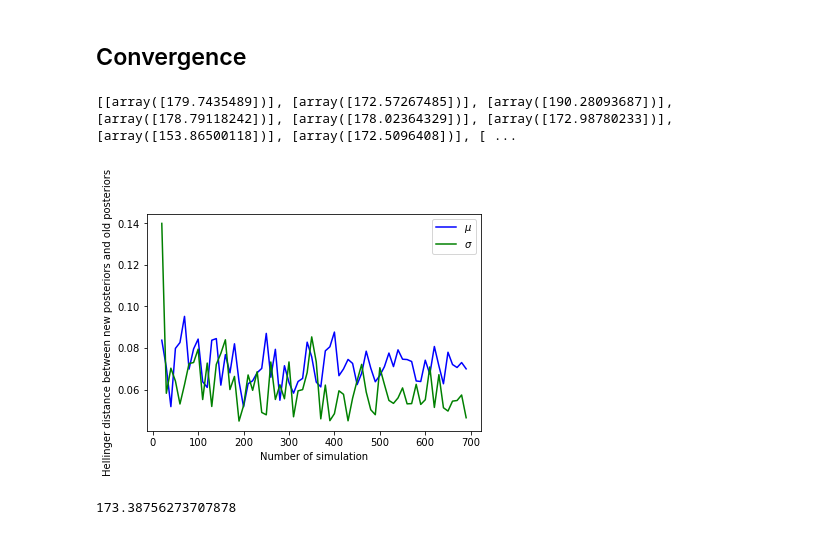
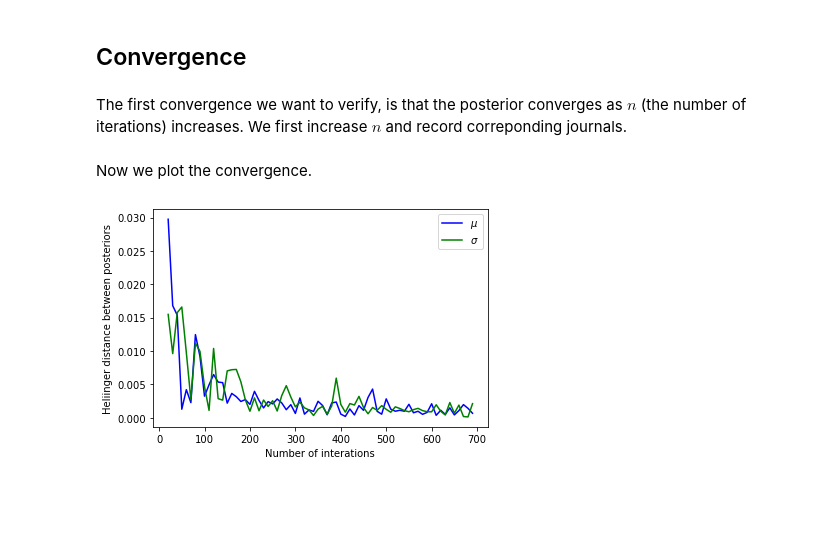
Before and after one commit to jiaao-wang98/Reconciling-Robustness-and-Interpretability-in-Machine-Learning, a Jupyter notebook: Stability.ipynb, the cells around one changed output. Cells and saved outputs as stored; diff of their text form; code cells hidden in the pictures; blank space fills up the shorter version.

```diff
--- a/Stability.ipynb
+++ b/Stability.ipynb
@@ -173,7 +103,0 @@ def h(x, c):
-# %%
-monte_mu = []
-monte_sigma = []
-
-for journal in journals:
-    monte_mu.append(monte_carlo(params0['mu'], params['mu'], h, 170))
-    monte_sigma.append(monte_carlo(params0['sigma'], params['sigma'], h, 10))
@@ -306,3 +104,5 @@ plt.show()
 # %% [markdown]
 ## Convergence
+# %% [markdown]
+The first convergence we want to verify, is that the posterior converges as $n$ (the number of iterations) increases. We first increase $n$ and record correponding journals.
 # %%
@@ -369,55 +131,27 @@ for n_sample in range(20, 700, 10):
+# %% [markdown]
+Now we plot the convergence.
 # %%
-# Compute true posterior
+def plot_posterior_conv(param):
+    hell_mu = []
+    hell_sigma = []
 
-# define the model
-height = Gaussian([170, 10], name='height')
+    for i in range(len(param) - 1):
 
-statistics_calculator = Identity(degree=2, cross=False)
-distance_calculator = Euclidean(statistics_calculator)
-backend = Backend()
-
-sampler = RejectionABC([height], [distance_calculator], backend, seed=1)
-
-journal = sampler.sample([height_obs0], n_sample, n_samples_per_param, epsilon)
-params= journal0.get_parameters()
-
-hell_mu_conv = []
-hell_sigma_conv = []
-
-for par in param[1:]:
-    hell_mu_conv.append(hell_Gaussian(par['mu'], params['mu'], 0.3, n=1000, plot = False))
-    hell_sigma_conv.append(hell_Gaussian(par['sigma'], params['sigma'], 0.3, n=1000, plot = False))
+        hell_mu.append(hell_Gaussian(param[i]['mu'], param[i+1]['mu'], 0.3, n=1000, plot = False))
+        hell_sigma.append(hell_Gaussian(param[i]['sigma'], param[i+1]['sigma'], 0.3, n=1000, plot = False))
 
 
-fig3 = plt.figure()
-plt.plot(np.arange(20, 700, 10), hell_mu_conv, 'b', label=r'$\mu$')
-plt.plot(np.arange(20, 700, 10), hell_sigma_conv, 'g', label=r'$\sigma$')
-#print(hell_mu)
-#print(hell_sigma)
-plt.xlabel('Number of simulation')
-plt.ylabel('Hellinger distance between new posteriors and old posteriors')
-#plt.title('Histogram of IQ')
-plt.legend()
-plt.savefig('hell4')
+    fig1 = plt.figure()
+    plt.plot(np.arange(20, 700, 10), (np.array(hell_mu)), 'b', label=r'$\mu$')
+    plt.plot(np.arange(20, 700, 10), (np.array(hell_sigma)), 'g', label=r'$\sigma$')
 
-print(params['mu'])
+    plt.xlabel('Number of interations')
+    plt.ylabel('Heliinger distance between posteriors')
+    #plt.title('Histogram of IQ')
+    plt.legend()
+    plt.savefig('posteriorConv')
+
+
+plot_posterior_conv(param)
 # %% [output]
-[[array([179.7435489])], [array([172.57267485])], [array([190.28093687])], [array([178.79118242])], [array([178.02364329])], [array([172.98780233])], [array([153.86500118])], [array([172.5096408])], [ ...
-[figure, old version]
+[figure, new version]
-# %%
-print(np.mean(np.squeeze(param[0]['mu'])))
-
-distance_mean_mu = []
-distance_mean_sigma = []
-
-accepted_mean_mu = [np.mean(np.squeeze(param[0]['mu']))]
-accepted_mean_sigma = [np.mean(np.squeeze(param[0]['sigma']))]
-
-for par in param[1:]:
-    accepted_mean_mu.append(np.mean(np.squeeze(par['mu'])))
-    accepted_mean_sigma.append(np.mean(np.squeeze(par['sigma'])))
-
-    distance_mean_mu.append(np.linalg.norm(accepted_mean_mu[-1] - accepted_mean_mu[-2]))
-    distance_mean_sigma.append(np.linalg.norm(accepted_mean_sigma[-1] - accepted_mean_sigma[-2]))
-# %% [output]
-173.38756273707878
```
Also changed, not shown: parts of 18 cells of this notebook, 6 other files.
